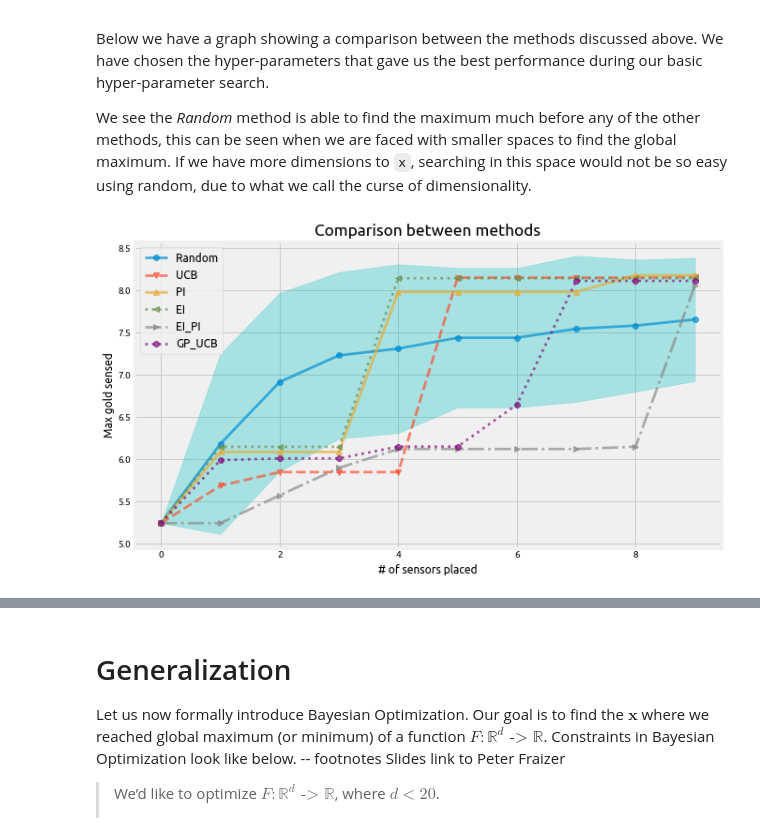
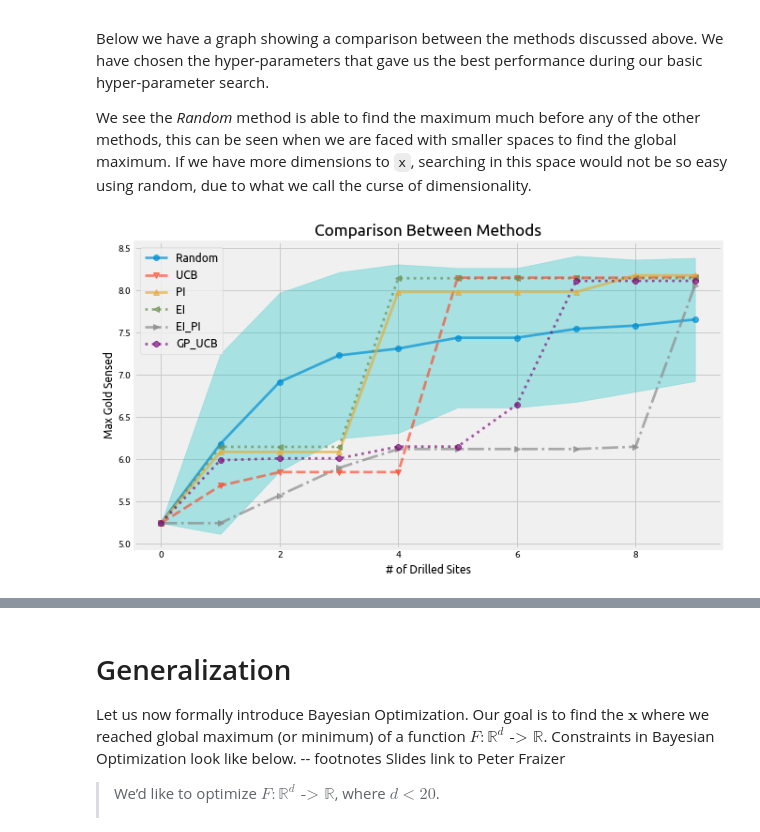
Before and after one commit to distillpub/post--bayesian-optimization, a Jupyter notebook: public/images/bandit-learning-gp.ipynb, the cells around one changed output, grey strips where cells are left out. Drawn from its saved outputs; the diff is of its cells as text; code cells hidden in the pictures.

```diff
--- a/public/images/bandit-learning-gp.ipynb
+++ b/public/images/bandit-learning-gp.ipynb
@@ -340,15 +340,15 @@ def plot_acquisition(
 
 
         if 'eps' in acq_params.keys():
-            ax[0].set_title(f"Iteration: {i} \n" + r"$\epsilon$: " + f"{acq_params['eps']}")
+            ax[0].set_title(f"Iteration: {i} \n" + r"$\epsilon$ = " + f"{acq_params['eps']}")
 
         elif 'lam' in acq_params.keys():
-            ax[0].set_title(f"Iteration: {i} \n" + r"$\lambda$: " + f"{acq_params['lam']}")
+            ax[0].set_title(f"Iteration: {i} \n" + r"$\lambda$ = " + f"{acq_params['lam']}")
 
         elif 'v' in acq_params.keys():
             ax[0].set_title(f"Iteration: {i} \n" + \
-                            r"$v$: " + str(acq_params['v']) + '\n' \
-                            r"$\delta$: " + str(acq_params['delta']))
+                            r"$v$ = " + str(acq_params['v']) + '\n' \
+                            r"$\delta$ = " + str(acq_params['delta']))
 
 #         elif 'eps' in acq_params.keys():
 #             ax[0].set_title(f"Iteration: {i} \n" + r"$\epsilon$: " + f"{acq_params['eps']}")
@@ -1029,26 +1029,26 @@ rand_sig = stats.std
 # %%
 mtns = [mtn_rand, mtn_acq, mtn_pi, mtn_ei, mtn_ei_pi, mtn_gp_ucb]
 names = ['Random', 'UCB', 'PI', 'EI', 'EI_PI', 'GP_UCB']
 markers = ['o-', 'v--', '^-', '<:', '>-.', '8:']
 
 xx = range(len(mtns[0]))
 plt.figure(figsize=(10, 6))
 for n, m, mm in zip(names, mtns, markers):
     plt.plot(xx, m, mm, label=n, alpha=0.7)
 
 plt.fill_between(range(10), mtn_rand + rand_sig,
                  mtn_rand - rand_sig,
                  color='c', alpha=0.3)
 
 plt.legend()
-plt.xlabel('# of sensors placed')
-plt.ylabel('Max gold sensed')
-plt.title('Comparison between methods')
+plt.xlabel('# of Drilled Sites')
+plt.ylabel('Max Gold Sensed')
+plt.title('Comparison Between Methods')
 format_axes(plt.gca())
 plt.savefig("MAB_gifs/comp.svg", bbox_inches="tight")
 plt.show()
 # %% [output]
-[figure, old version]
+[figure, new version]
 # %% [markdown]
 ![](MAB_gifs/comp.svg)
 
```
Also changed, not shown: parts of 4 cells of this notebook, 28 other files.
